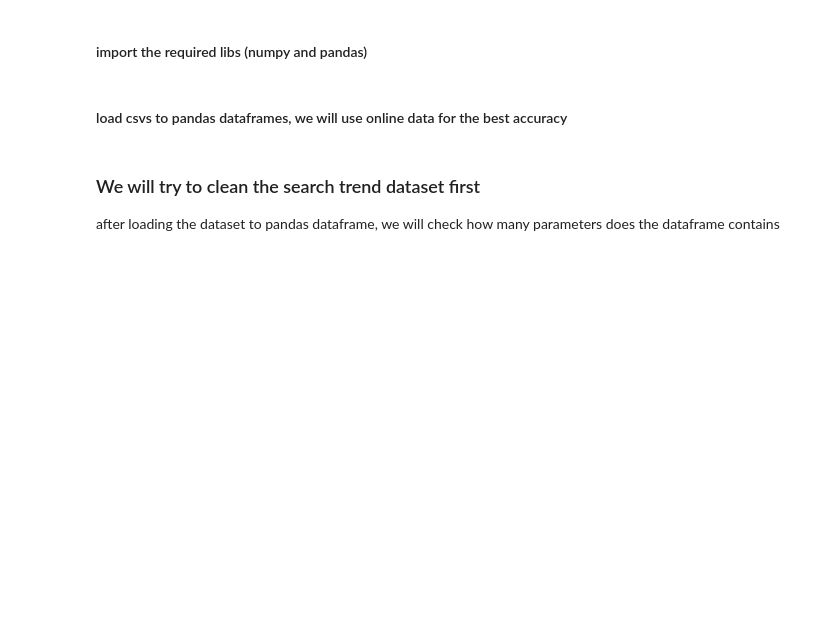
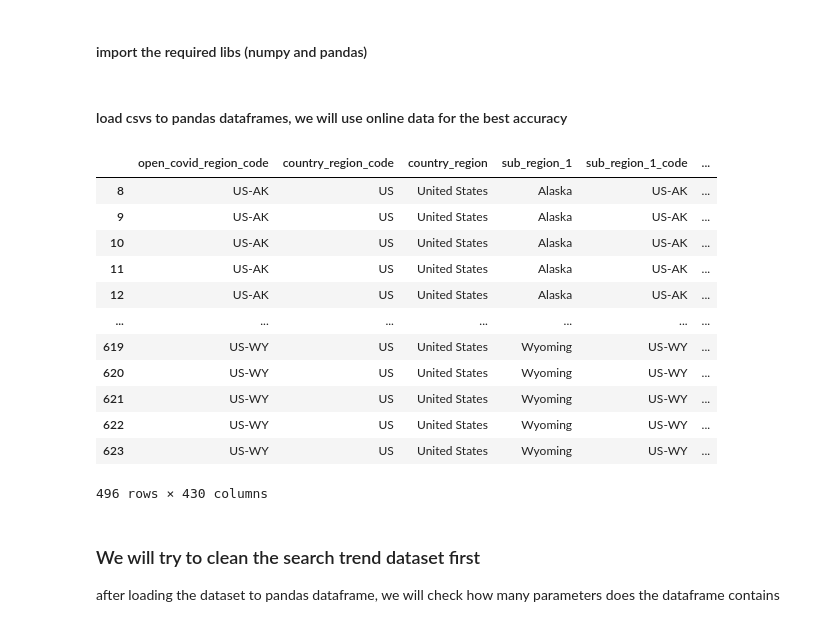
Before and after one commit to JumjieYang/COVID19-ML, a Jupyter notebook: process.ipynb, the cells around one changed output. Saved outputs shown, nothing was run; the diff lists cells and outputs as text; code cells hidden in the pictures; blank space fills up the shorter version.

```diff
--- a/process.ipynb
+++ b/process.ipynb
@@ -9,8 +9,27 @@ pd.set_option('expand_frame_repr', False)
 # %%
 search_trend_url ="https://raw.githubusercontent.com/google-research/open-covid-19-data/master/data/exports/search_trends_symptoms_dataset/United%20States%20of%20America/2020_US_weekly_symptoms_dataset.csv"
 hospitalization_url ="https://raw.githubusercontent.com/google-research/open-covid-19-data/master/data/exports/cc_by/aggregated_cc_by.csv"
 search_trend_df = pd.read_csv(search_trend_url)
 hospitalization_df = pd.read_csv(hospitalization_url)
+
+hospitalization_df = hospitalization_df[['open_covid_region_code','date','hospitalized_new']]
+
+hospitalization_df.to_csv("hosp1.csv")
+search_trend_df[search_trend_df['date'] > '2020-03-01']
+# %% [output]
+|  | open_covid_region_code | country_region_code | country_region | sub_region_1 | sub_region_1_code | ... |
+| 8 | US-AK | US | United States | Alaska | US-AK | ... |
+| 9 | US-AK | US | United States | Alaska | US-AK | ... |
+| 10 | US-AK | US | United States | Alaska | US-AK | ... |
+| 11 | US-AK | US | United States | Alaska | US-AK | ... |
+| 12 | US-AK | US | United States | Alaska | US-AK | ... |
+| ... | ... | ... | ... | ... | ... | ... |
+| 619 | US-WY | US | United States | Wyoming | US-WY | ... |
+| 620 | US-WY | US | United States | Wyoming | US-WY | ... |
+| 621 | US-WY | US | United States | Wyoming | US-WY | ... |
+| 622 | US-WY | US | United States | Wyoming | US-WY | ... |
+| 623 | US-WY | US | United States | Wyoming | US-WY | ... |
+496 rows × 430 columns
 # %% [markdown]
 ### We will try to clean the search trend dataset first
 
```
Also changed, not shown: parts of 9 cells of this notebook, 1 other file.
